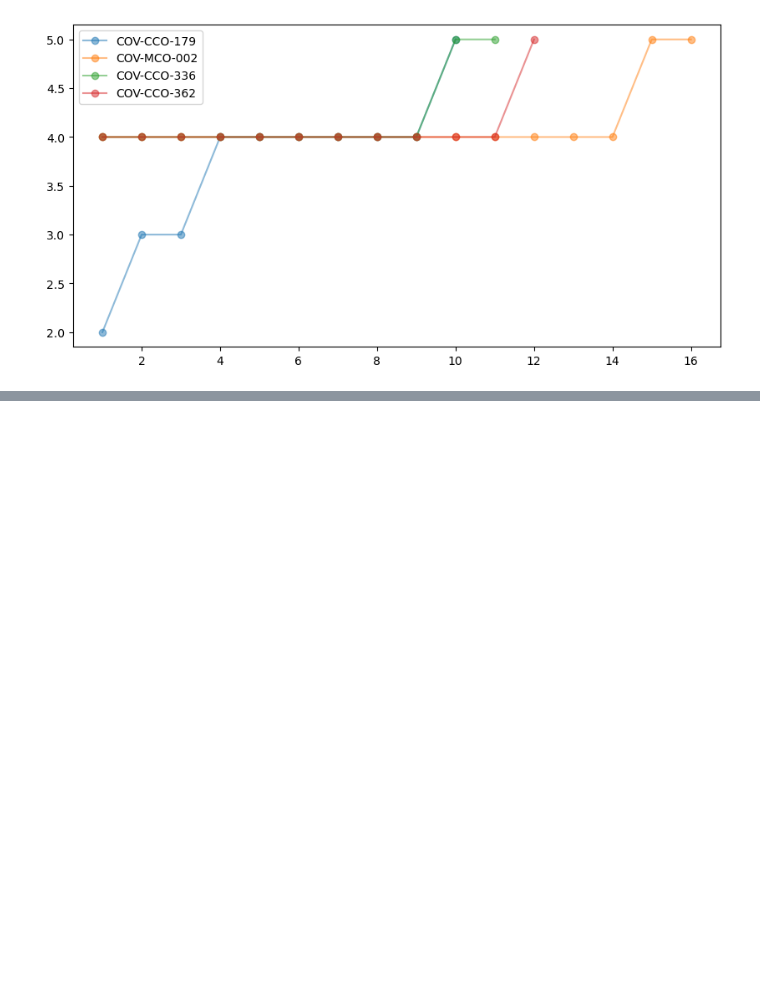
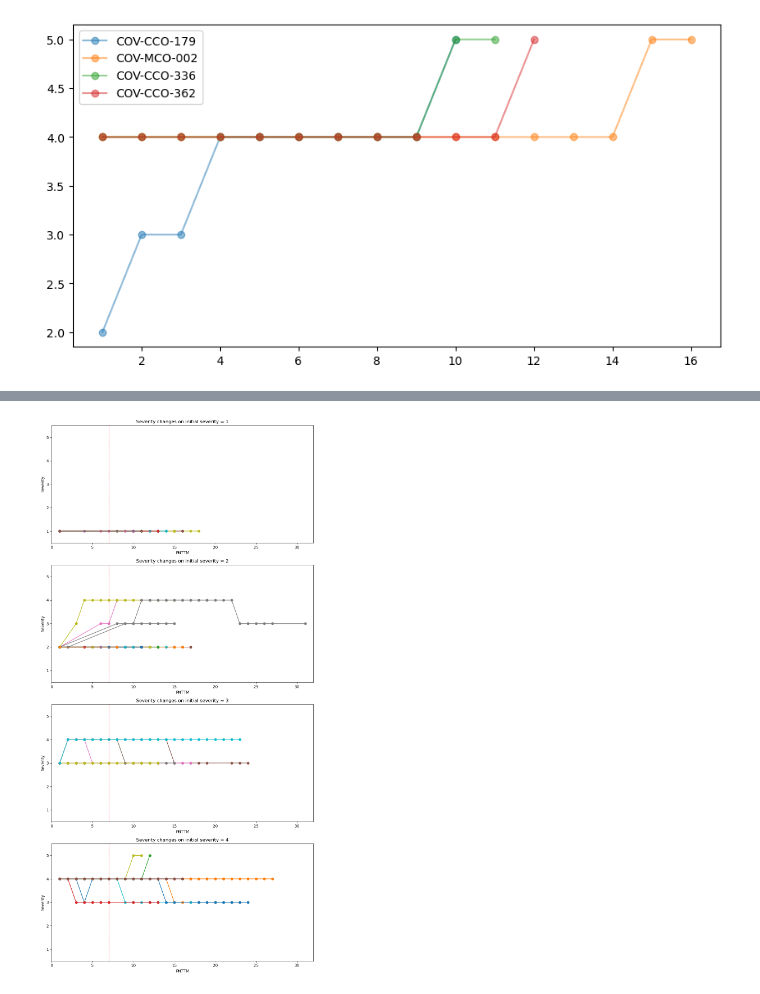
Before and after one commit to WoobeenJeong/BIBS-KDCA, a Jupyter notebook: wbj_code/008_severity_for_timepoint.ipynb, the cells around one changed output, grey strips where cells are left out. Cells and saved outputs as stored; diff of their text form; code cells hidden in the pictures; blank space fills up the shorter version.

```diff
--- a/wbj_code/008_severity_for_timepoint.ipynb
+++ b/wbj_code/008_severity_for_timepoint.ipynb
@@ -604,0 +683,4 @@ cl_mod[cl_mod['severity'] == 5]
+# %%
+max_css_adaptom =  pd.read_csv(out_dir + 'useful_table/max_css_adaptome_only.csv')
+print(max_css_adaptom.shape)    # (265, 3)
+max_css_adaptom
@@ -604,0 +702,9 @@ cl_mod[cl_mod['severity'] == 5]
+# %%
+cl_adaptome = cl_re[cl_re['ID'].isin(max_css_adaptom['ID'])].copy()
+
+max_css_adaptom_dict = max_css_adaptom.set_index('ID')['from'].to_dict()
+cl_adaptome.loc[:, 'from'] = cl_adaptome['ID'].map(max_css_adaptom_dict)
+
+cl_adaptome_last = cl_adaptome.drop_duplicates('ID', keep='last')
+from_value_counts = cl_adaptome_last['from'].value_counts()
+print(from_value_counts)
@@ -604,0 +769,4 @@ cl_mod[cl_mod['severity'] == 5]
+# %%
+plot_severity_changes(cl_adaptome)
+# %% [output]
+[figure, added]
```
Also changed, not shown: parts of 24 cells of this notebook.
